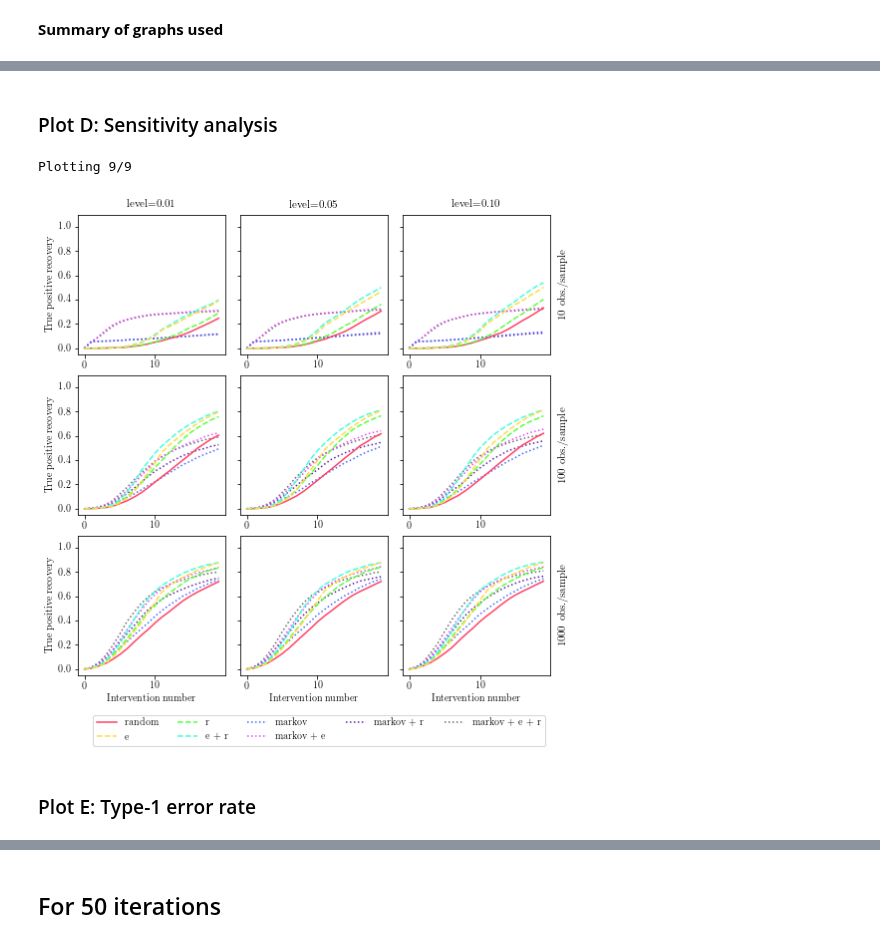
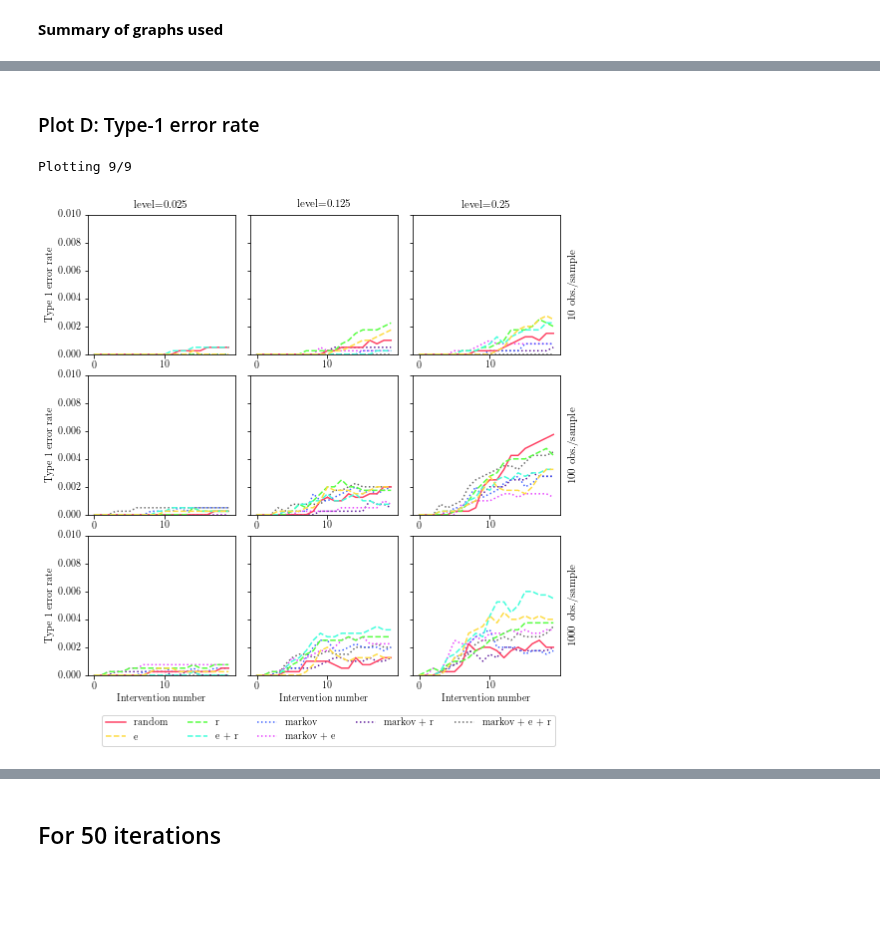
Before and after one commit to juangamella/aicp, a Jupyter notebook: plots_finite.ipynb, the cells around one changed output, grey strips where cells are left out. Cells and saved outputs as stored; diff of their text form; code cells hidden in the pictures; blank space fills up the shorter version.

```diff
--- a/plots_finite.ipynb
+++ b/plots_finite.ipynb
@@ -61,10 +87,8 @@ def generate_trajectories(results, cases):
     N = len(results[0][0])
     P = len(results)
 
-    #results = [results[i] for i in [0,3,1,2,4,5,6,7]]
 
     no_ints = np.zeros((len(results), runs, N))
-    #all_trajectories_jac = {}
     all_trajectories_ham = {}
     all_type1_errors = {}
     names = []
@@ -72,20 +96,16 @@ def generate_trajectories(results, cases):
         name = policy_runs[0][0].policy
         print("Processing results for %s policy" % name, end="")
         names.append(name)
-        #trajectories_jac = []
         trajectories_ham = []
         type1_errors = []
-        for i,run_results in enumerate(policy_runs[0:8]):
+        for i,run_results in enumerate(policy_runs):
             no_ints[k, i,:] = list(map(lambda result: len(result.interventions()), run_results))
             for j, result in enumerate(run_results):
-                estimates = list(map(lambda step: step[0], result.history[0::])) + [result.estimate]
-                #trajectory_jac = list(map(lambda estimate: jaccard_distance(cases[j].truth, estimate), estimates))
+                estimates = result.estimates() + [result.estimate]
                 trajectory_ham = list(map(lambda estimate: hamming_distance(cases[j].truth, estimate, cases[j].sem.p), estimates))
                 type1_error = list(map(lambda estimate: set.issubset(estimate, cases[j].truth), estimates))
-                #trajectories_jac.append(trajectory_jac)
                 trajectories_ham.append(trajectory_ham)
                 type1_errors.append(type1_error)
-        #all_trajectories_jac[name] = trajectories_jac
         all_trajectories_ham[name] = trajectories_ham
         all_type1_errors[name] = type1_errors
         print(" done")
@@ -125,7 +145,7 @@ def process_experiments(experiments):
         NoInts.append(no_ints)
     return Trajectories, Type1Errors, NoInts, N, P, runs, names, cases
 # %%
-Trajectories, Type1Errors, NoInts, N, P, runs, names, cases = process_experiments(experiments_20_iter)
+Trajectories, Type1Errors, NoInts, N, P, runs, names, cases = process_experiments(experiments)
 # %% [output]
  1/9
 Loaded a total of 500 graphs with 8 runs each
@@ -380,0 +280,2 @@ plt.savefig('figures/tpr_finite.pdf', bbox_inches='tight')
+# %%
+levels = [0.025, 0.125, 0.25]
@@ -381,48 +326,45 @@ plt.savefig('figures/tpr_finite.pdf', bbox_inches='tight')
 # %% [markdown]
-### Plot D: Sensitivity analysis
+### Plot D: Type-1 error rate
 # %%
 # Plot settings
 gs = gridspec.GridSpec(3, 3, wspace=0.10, hspace=0.15)
 plt.figure(figsize=(8.5,8.5))
 
 plot_iter = 20
 x_axis = np.arange(0, plot_iter)
-ylim = [-0.05, 1.1]
 linestyle = ['-', '--', '--', '--', ':', ':', ':', ':']
 zorder = [1,4,2,3,-1,-2,-3,-4]
 
-plots = zip([Trajectories[i] for i in [0,3,6,1,4,7,2,5,8]],
-            [0.01, 0.05, 0.1] * 3,
+plots = zip([Type1Errors[i] for i in [0,3,6,1,4,7,2,5,8]],
+            levels * 3,
             [10] * 3 + [100] * 3 + [1000] * 3)
 
 ##############################
 # Plot trajectories for n=10
-for i, (all_trajectories, level, sample_size) in enumerate(plots):
+for i, (all_error_trajectories, level, sample_size) in enumerate(plots):
     plt.subplot(gs[i])
     ax = plt.gca()
-    print("Plotting %d/%d" % (i+1, len(Trajectories)), end="\r")
-    hm_dist = np.zeros((P, N*runs, max_iter+1))
-    for j, policy_trajectories in enumerate(all_trajectories.values()):
+    print("Plotting %d/%d" % (i+1, len(Type1Errors)), end="\r")
+    errors = np.ones((P, N*runs, max_iter+1))
+    for j, policy_trajectories in enumerate(all_error_trajectories.values()):
         for k, trajectory in enumerate(policy_trajectories):
             n = min(plot_iter, len(trajectory))
-            hm_dist[j, k, 0:n] = trajectory[0:n]
-    mean = np.mean(hm_dist == 0, axis=1)
+            errors[j, k, 0:n] = trajectory[0:n]
+    mean = np.mean(1 - errors, axis=1)
     # Plot TPR for each policy
     for j,name in enumerate(names):
         ax.plot(x_axis, mean[j,x_axis], label=name, linewidth=1.5, linestyle = linestyle[j], color=colors[j], zorder=zorder[j])
     # Labels / legend
     if i < 3:
-        ax.text(0.5,1.05,"level=%0.2f" % level, transform=ax.transAxes, fontsize=11, ha="center")
+        ax.text(0.5,1.05,"level=%s" % level, transform=ax.transAxes, fontsize=11, ha="center")
     if i % 3 == 2:
         ax.text(1.05,0.5,"%d obs./sample" % sample_size, transform=ax.transAxes, fontsize=11, va="center", rotation=90)
     ax.set_yticklabels([]) if i % 3 != 0 else None
-    plt.ylim(ylim)
-    plt.ylabel("True positive recovery") if i % 3 == 0 else None
+    plt.ylim([0, 0.01])
+    plt.ylabel("Type 1 error rate") if i % 3 == 0 else None
     plt.xlabel("Intervention number") if i >= 6 else None
 ax.legend(prop=fontP, ncol=5, bbox_to_anchor=(1, -.25))
-plt.savefig('figures/sensitivity.pdf', bbox_inches='tight')
+plt.savefig('figures/type1error.pdf', bbox_inches='tight')
 # %% [output]
 Plotting 9/9
-[figure, old version]
+[figure, new version]
-# %% [markdown]
-### Plot E: Type-1 error rate
```
Also changed, not shown: parts of 22 cells of this notebook.
